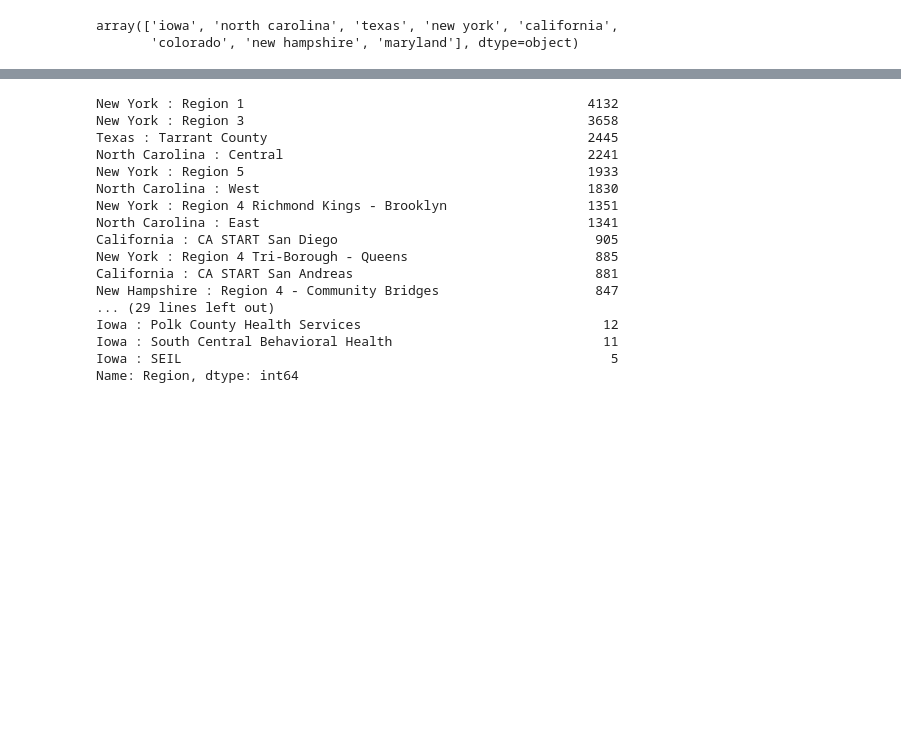
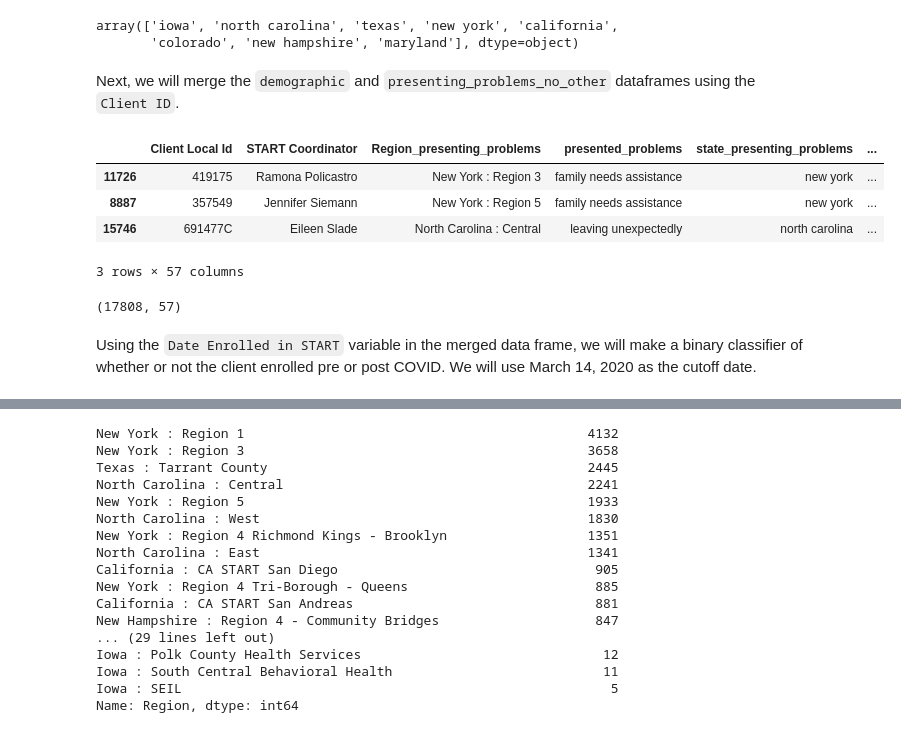
Before and after one commit to aimenabdulaziz/qss_final_project, a Jupyter notebook: code/01_notebook.ipynb, the cells around one changed output, grey strips where cells are left out. Cells and saved outputs as stored; diff of their text form; code cells hidden in the pictures; blank space fills up the shorter version.

Commit message:
Merge the data frames and create a binary classifier for pre-post covid

```diff
--- a/code/01_notebook.ipynb
+++ b/code/01_notebook.ipynb
@@ -273,3 +273,21 @@ presenting_problems_no_other.state.unique()
 # %% [output]
 array(['iowa', 'north carolina', 'texas', 'new york', 'california',
        'colorado', 'new hampshire', 'maryland'], dtype=object)
+# %% [markdown]
+Next, we will merge the `demographic` and `presenting_problems_no_other` dataframes using the `Client ID`.
+# %%
+demographics_problems_merged = presenting_problems_no_other.merge(demographics, left_on='Client Local Id', right_on='Local ID',
+                                                                  how='inner', suffixes=('_presenting_problems', '_demographics'),
+                                                                  indicator = True).drop_duplicates()
+# %%
+demographics_problems_merged.sample(3)
+demographics_problems_merged.shape
+# %% [output]
+|  | Client Local Id | START Coordinator | Region_presenting_problems | presented_problems | state_presenting_problems | ... |
+| 11726 | 419175 | Ramona Policastro | New York : Region 3 | family needs assistance | new york | ... |
+| 8887 | 357549 | Jennifer Siemann | New York : Region 5 | family needs assistance | new york | ... |
+| 15746 | 691477C | Eileen Slade | North Carolina : Central | leaving unexpectedly | north carolina | ... |
+3 rows × 57 columns
+(17808, 57)
+# %% [markdown]
+Using the `Date Enrolled in START` variable in the merged data frame, we will make a binary classifier of whether or not the client enrolled pre or post COVID. We will use March 14, 2020 as the cutoff date.
```
Also changed, not shown: parts of 1 cell of this notebook.
